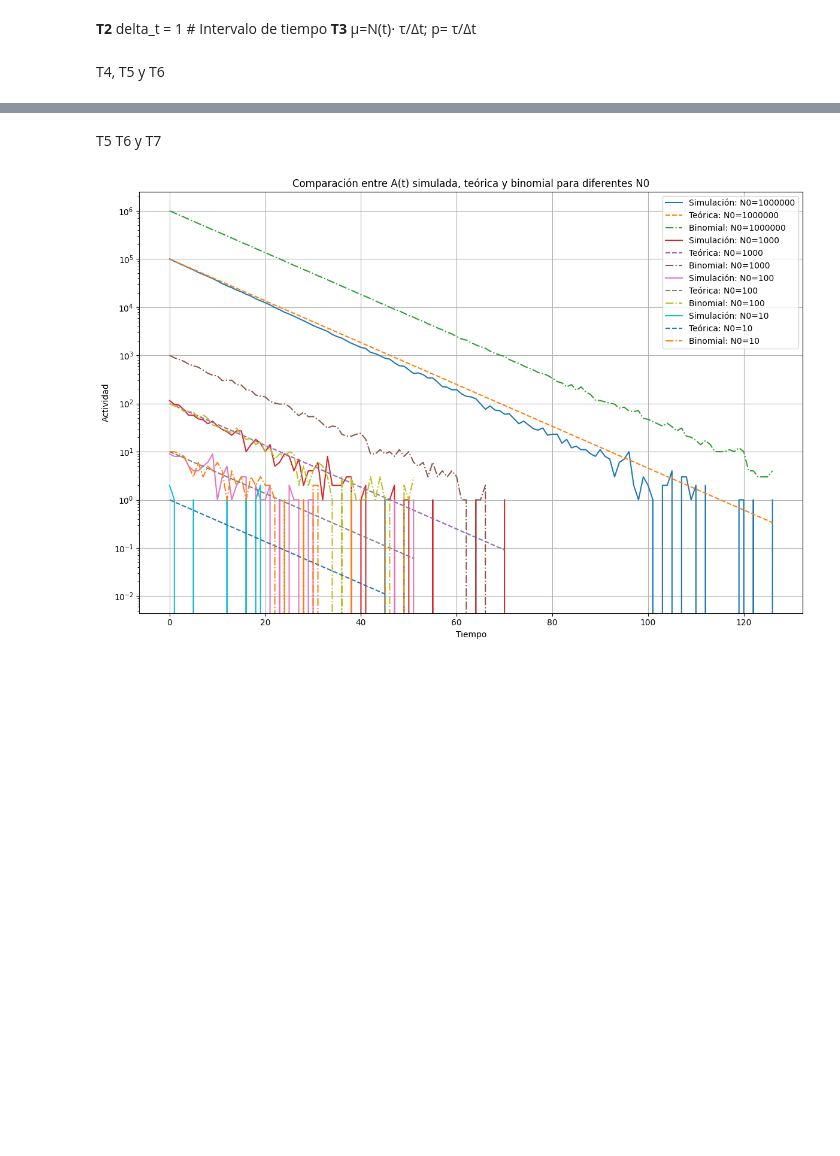
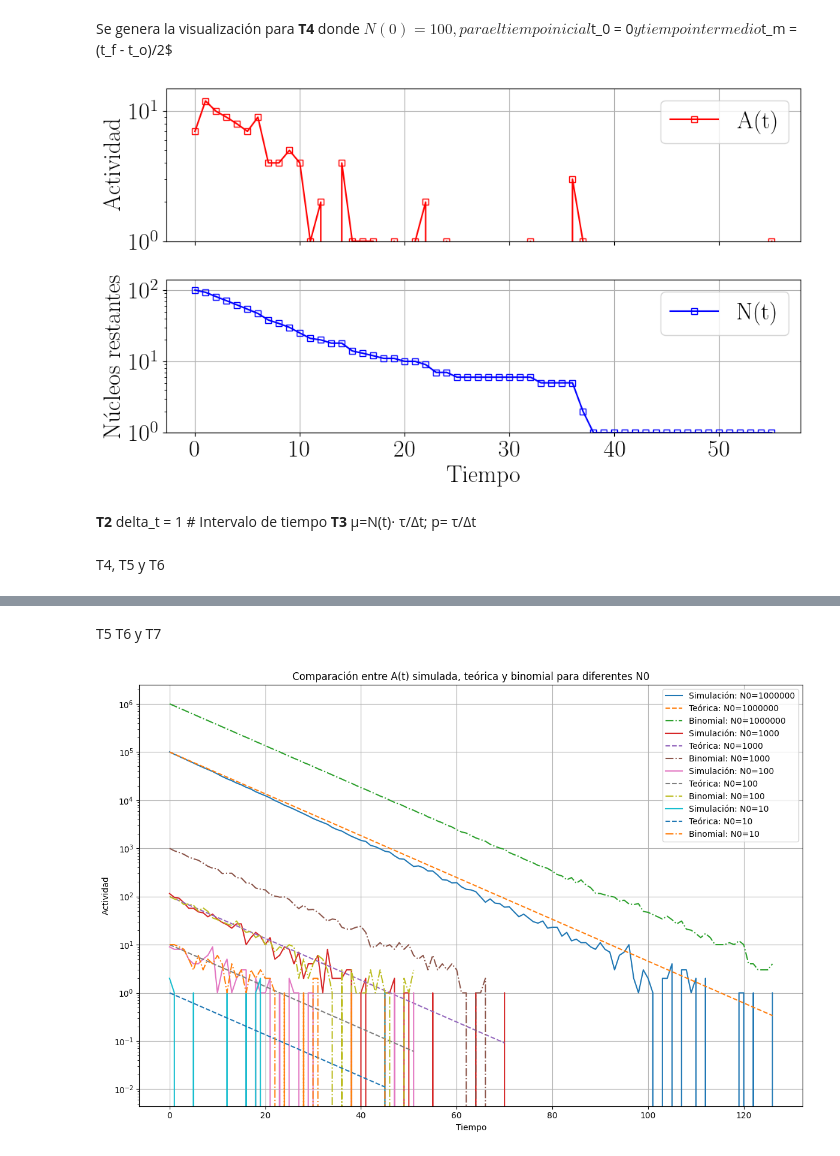
Before and after one commit to PinzonHarker/2024-II_InstrumentacionNuclear, a Jupyter notebook: 4_Simulacion_Poisson.ipynb, the cells around one changed output, grey strips where cells are left out. Cells and saved outputs as stored; diff of their text form; code cells hidden in the pictures; blank space fills up the shorter version.

Commit message:
Adellanto trabajo Simulación 3 y corrigo erro en sim 2

```diff
--- a/4_Simulacion_Poisson.ipynb
+++ b/4_Simulacion_Poisson.ipynb
@@ -81,2 +180,46 @@ plt.show()
+# %% [markdown]
+Se genera la visualización para **T4** donde $N(0) = 100, para el tiempo inicial $t_0 = 0$ y tiempo intermedio $t_m = (t_f - t_o)/2$
+# %%
+# Parámetros iniciales
+N0 = 100  # Número inicial de núcleos
+tau = 10  # Tiempo de vida medio (arbitrario)
+delta_t = 1  # Intervalo de tiempo
+
+# Ejecutar la simulación
+times, activities, nuclei_remaining, pmf_values, cdf_values = poisson_decay(
+    N0, tau, delta_t
+)
+
+# Graficar resultados
+fig, ax = plt.subplots(2, 1, sharex=True, figsize=(10, 6))
+
+
+def plot_ending(fig, i):
+    ax[i].set_yscale("log")
+    ax[i].grid()
+    ax[i].legend()
+    ax[i].set_ylim(1, 1.1 * ax[i].get_ylim()[1])
+
+
+# Gráfico de la actividad
+ax[0].plot(times, activities, label="A(t)", marker="s", fillstyle="none")
+ax[0].set_ylabel("Actividad")
+plot_ending(fig, 0)
+
+# Gráfico del número de núcleos restantes con color diferente
+ax[1].plot(
+    times, nuclei_remaining, label="N(t)", marker="s", fillstyle="none", color=colors[1]
+)
+ax[1].set_xlabel("Tiempo")
+ax[1].set_ylabel("Núcleos restantes")
+plot_ending(fig, 1)
+
+plt.subplots_adjust(hspace=0)  # Ajustar el espacio entre subplots
+
+fig.tight_layout()
+# fig.savefig("T4_nuclear_decay.png", dpi=300)
+plt.show()
+# %% [output]
+[figure, added]
 # %% [markdown]
 **T2**
@@ -84,4 +227,4 @@ delta_t = 1  # Intervalo de tiempo
 **T3**
 μ=N(t)⋅ τ/Δt; p= τ/Δt
 # %% [markdown]
- T4, T5 y T6
+T4, T5 y T6
```
Also changed, not shown: parts of 13 cells of this notebook, 4 other files.
